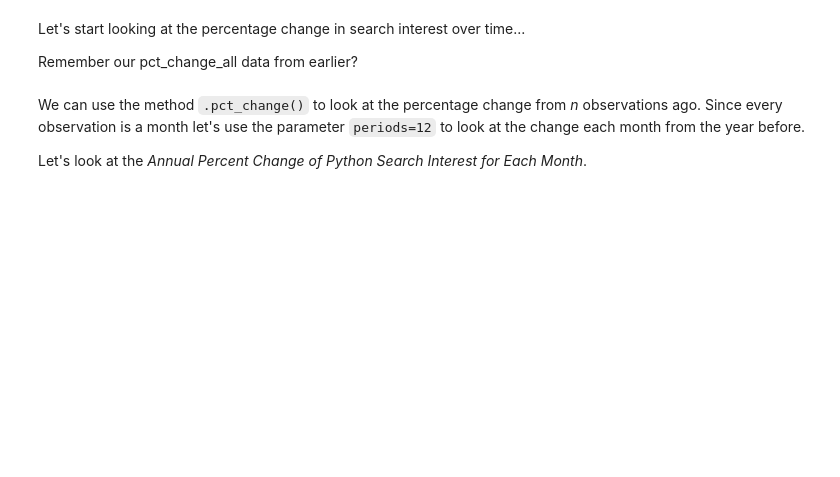
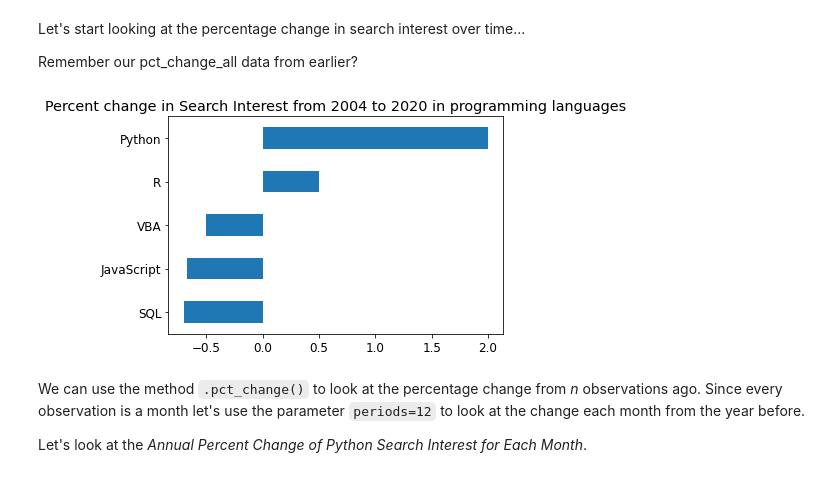
Before and after one commit to godatadriven/taster-sessions, a Jupyter notebook: 2-pandas.ipynb, the cells around one changed output. Drawn from its saved outputs; the diff is of its cells as text; code cells hidden in the pictures; blank space fills up the shorter version.

```diff
--- a/2-pandas.ipynb
+++ b/2-pandas.ipynb
@@ -160,11 +283,13 @@ Let's start looking at the percentage change in search interest over time...
 Remember our pct_change_all data from earlier?
 # %%
 # plot the data on the axes: ax
-ax = (
+(
     pct_change_all
     .plot(kind='barh',
           title='Percent change in Search Interest from 2004 to 2020 in programming languages')
 )
+# %% [output]
+[figure, added]
 # %% [markdown]
 We can use the method `.pct_change()` to look at the percentage change from *n* observations ago. Since every observation is a month let's use the parameter `periods=12` to look at the change each month from the year before.
 
```
Also changed, not shown: parts of 34 cells of this notebook, 5 other files.
